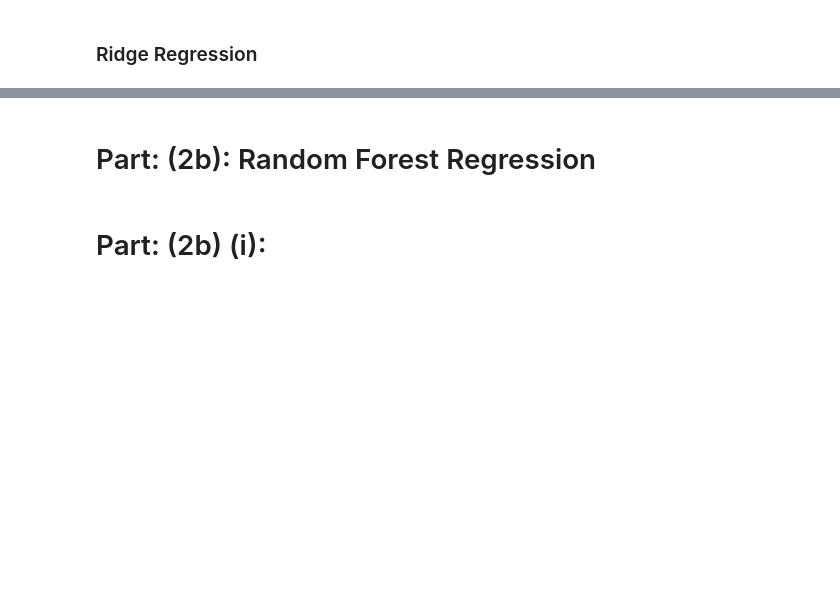
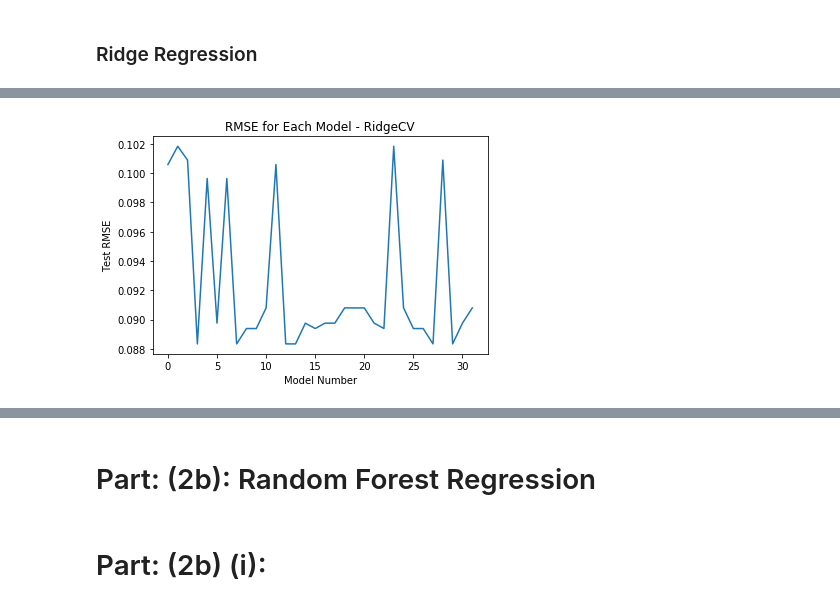
Before and after one commit to shrey-agarwal/Large-Scale-Data-Mining, a Jupyter notebook: Project 4/project4.ipynb, the cells around one changed output, grey strips where cells are left out. Cells and saved outputs as stored; diff of their text form; code cells hidden in the pictures; blank space fills up the shorter version.

```diff
--- a/Project 4/project4.ipynb
+++ b/Project 4/project4.ipynb
@@ -405,6 +454,13 @@ print('RMSE =',min(ridge_test_rmse))
 print('Coefficients are :')
 print(list(multi_dataset.values())[index].columns.values)
 print(ridge_coefs[index])
+
+fig = plt.figure()
+plt.plot(ridge_test_rmse,label='Test')
+plt.xlabel('Model Number')
+plt.ylabel('Test RMSE')
+plt.title('RMSE for Each Model - RidgeCV')
+plt.show()
 # %% [output]
 BEST RESULTS FOR RIDGE CV!!!
 Model = ('Week', 'Day', 'BackupStart', 'WFID', 'FileType')
@@ -425,0 +482 @@ Coefficients are :
+[figure, added]
```
Also changed, not shown: parts of 11 cells of this notebook.
